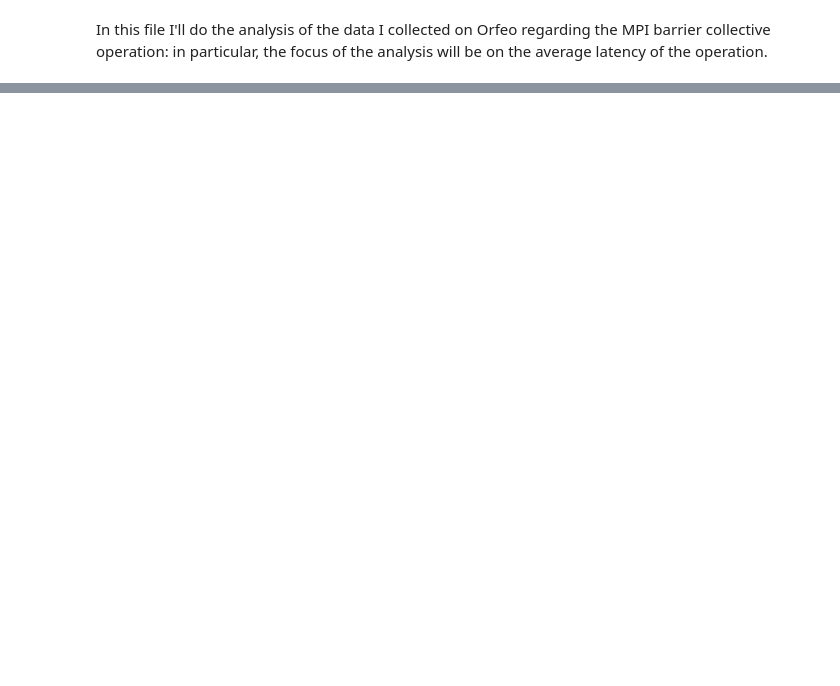
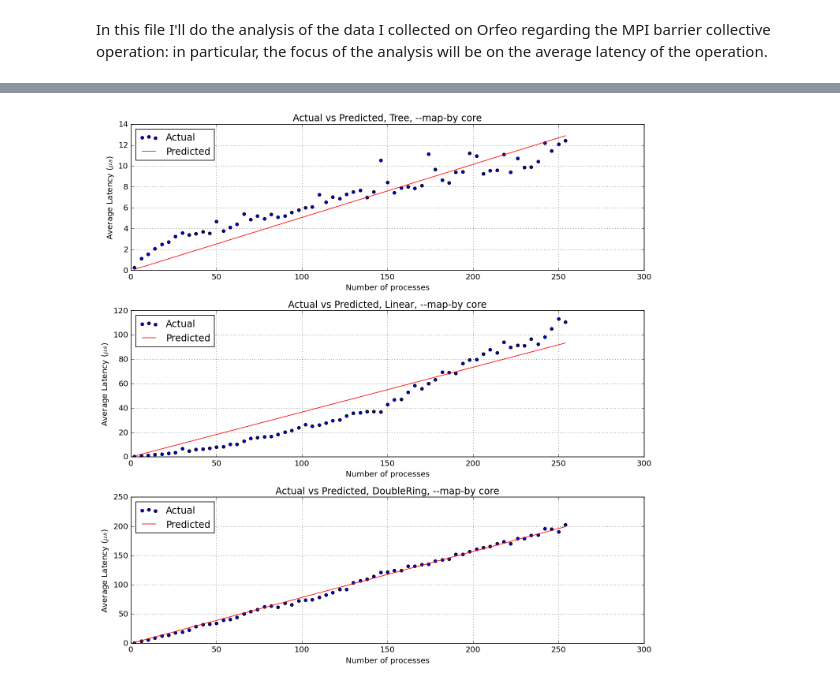
Before and after one commit to PieroZ01/High_Performance_Computing_Assignment, a Jupyter notebook: exercise1/Solution/barrier/barrier_data_analysis.ipynb, the cells around one changed output, grey strips where cells are left out. Cells and saved outputs as stored; diff of their text form; code cells hidden in the pictures; blank space fills up the shorter version.

```diff
--- a/exercise1/Solution/barrier/barrier_data_analysis.ipynb
+++ b/exercise1/Solution/barrier/barrier_data_analysis.ipynb
@@ -70,0 +135,8 @@ plt.show()
+# %%
+# Build the model for the tree algorithm and the --map-by core allocation
+model_tree = barrier_model("Tree", "core", quadratic=False)
+
+# Print the summary of the model
+print(f"Model for Tree algorithm, --map-by core allocation")
+print(model_tree.summary())
+print("\n")
@@ -70,0 +161,8 @@ plt.show()
+# %%
+# Build the model for the double_ring algorithm and the --map-by core allocation
+model_doublering = barrier_model("DoubleRing", "core", quadratic=False)
+
+# Print the summary of the model
+print(f"Model for DoubleRing algorithm, --map-by core allocation")
+print(model_doublering.summary())
+print("\n")
@@ -70,0 +187,47 @@ plt.show()
+# %%
+# Let's now plot the models' predictions against the actual results; I'll plot the actual average latency with scatter plots and the models' predictions with lines
+
+# Function to plot the models' predictions against the actual results
+def plot_model(plot, model, algorithm, map, i):
+
+    # Select the data for the current algorithm
+    current_barrier = barrier_results[(barrier_results["Algorithm"] == algorithm) & (barrier_results["Mapping"] == map) & (barrier_results["Processes"] != 256)]
+
+    # Check if the data exists
+    if current_barrier.empty:
+        print(f"No data found for {algorithm}")
+        return
+
+    # Select the columns to plot
+    x = current_barrier["Processes"].unique()
+    y = current_barrier[current_barrier["Algorithm"] == algorithm]["Latency"]
+
+    # Create a 2D plot
+    ax = plot.add_subplot(3, 1, i+1)
+
+    # Plot the data and set the labels
+    ax.scatter(x, y, label="Actual", marker="o")
+    ax.plot(x, model.predict(pd.DataFrame(x)), label="Predicted", color="red")
+    ax.set_xlabel("Number of processes")
+    ax.set_ylabel("Average Latency ($\mu s$)")
+    ax.set_title(f"Actual vs Predicted, {algorithm}, --map-by {map}")
+    ax.set_xlim(0, 300)
+    ax.set_ylim(0,)
+    ax.legend()
+    ax.legend(loc="upper left")
+    plt.grid(True)
+
+# Create a single figure to plot the results
+plt.style.use("classic")
+plot = plt.figure(figsize=(12, 12), dpi=120, facecolor='w', edgecolor='k')
+
+# Plot the results
+plot_model(plot, model_tree, "Tree", "core", 0)
+plot_model(plot, model_default, "Linear", "core", 1)
+plot_model(plot, model_doublering, "DoubleRing", "core", 2)
+
+# Fix the layout and show the plot
+plt.tight_layout()
+plt.show()
+# %% [output]
+[figure, added]
```
Also changed, not shown: parts of 6 cells of this notebook, 1 other file.
